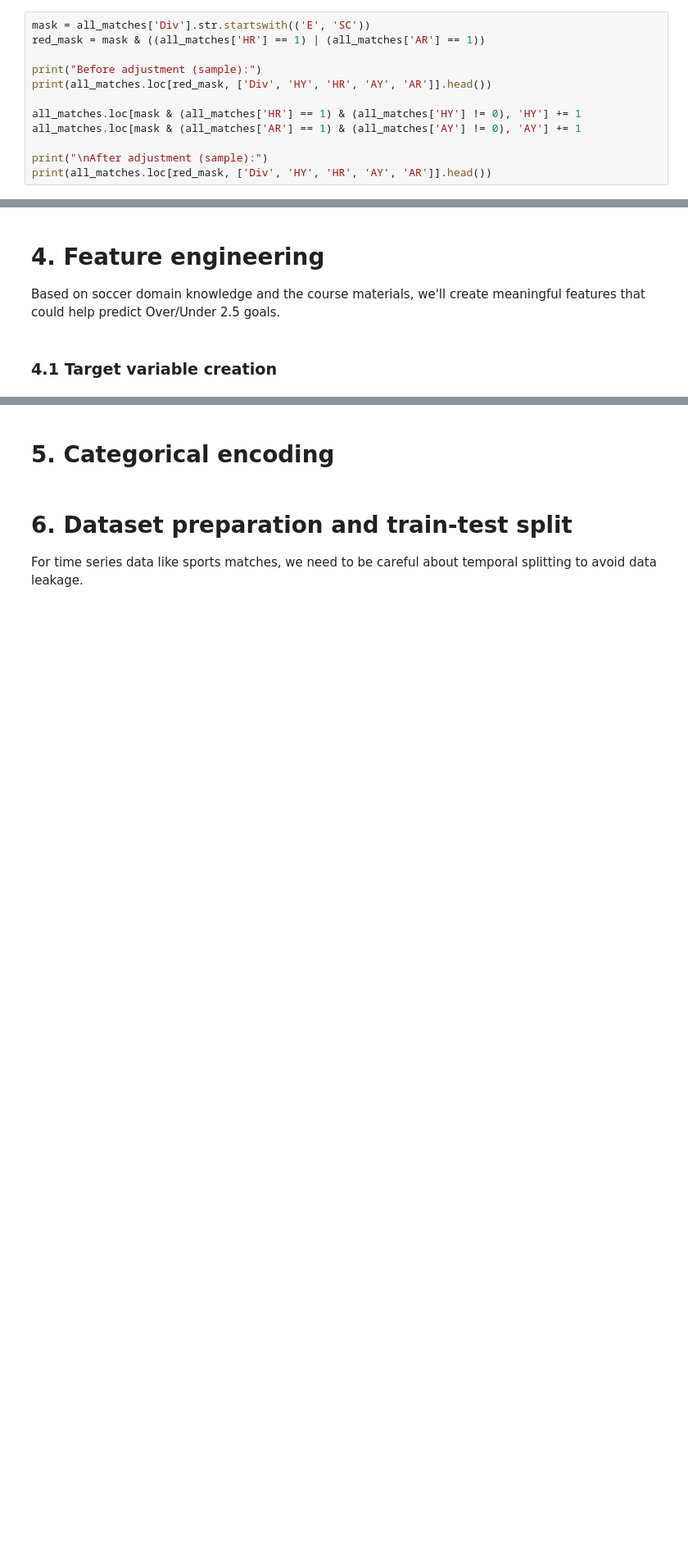
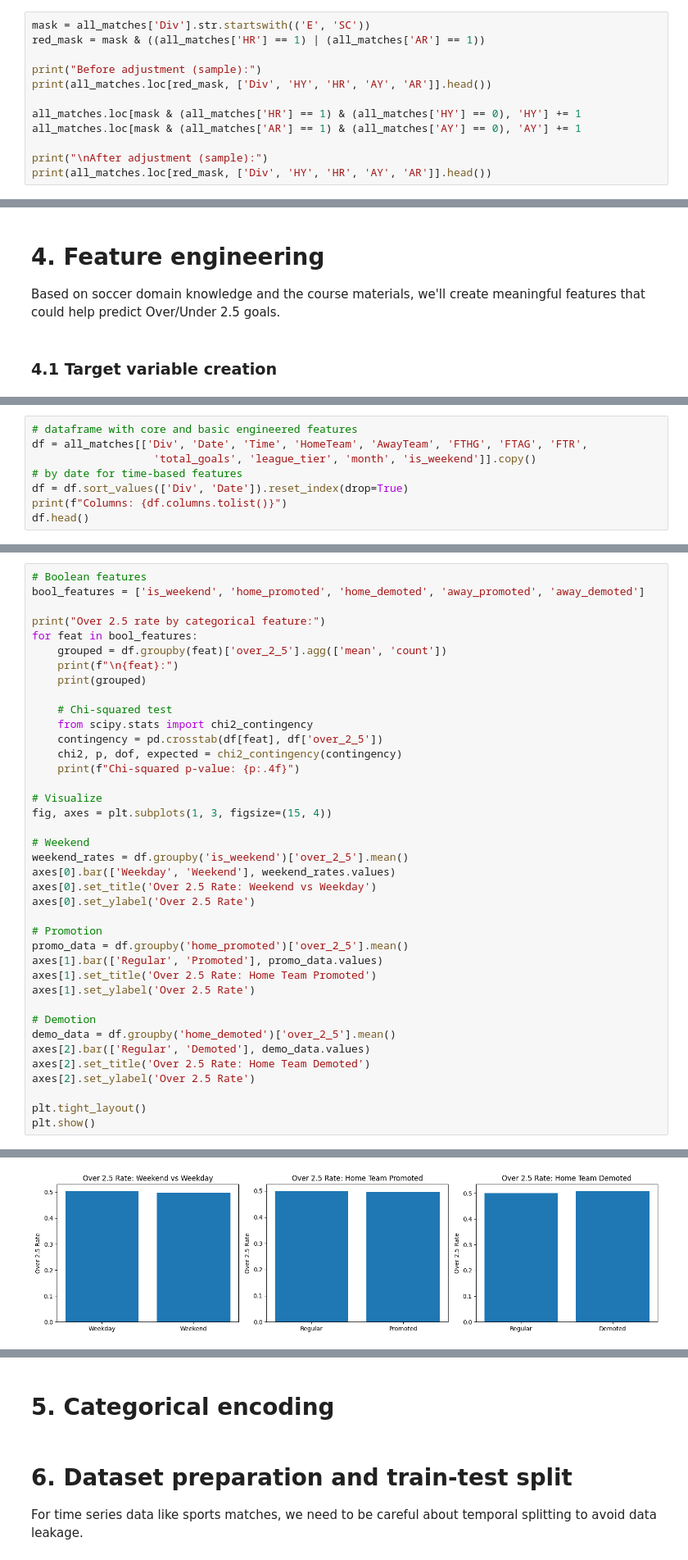
Before and after one commit to OndrejZ24/soccer-leagues-predictions, a Jupyter notebook: preprocessing.ipynb, the cells around one changed output, grey strips where cells are left out. Shown at 82% size. Cells and saved outputs as stored; diff of their text form; blank space fills up the shorter version.

```diff
--- a/preprocessing.ipynb
+++ b/preprocessing.ipynb
@@ -756,8 +787,8 @@ red_mask = mask & ((all_matches['HR'] == 1) | (all_matches['AR'] == 1))
 print("Before adjustment (sample):")
 print(all_matches.loc[red_mask, ['Div', 'HY', 'HR', 'AY', 'AR']].head())
 
-all_matches.loc[mask & (all_matches['HR'] == 1) & (all_matches['HY'] != 0), 'HY'] += 1
-all_matches.loc[mask & (all_matches['AR'] == 1) & (all_matches['AY'] != 0), 'AY'] += 1
+all_matches.loc[mask & (all_matches['HR'] == 1) & (all_matches['HY'] == 0), 'HY'] += 1
+all_matches.loc[mask & (all_matches['AR'] == 1) & (all_matches['AY'] == 0), 'AY'] += 1
 
 print("\nAfter adjustment (sample):")
 print(all_matches.loc[red_mask, ['Div', 'HY', 'HR', 'AY', 'AR']].head())
@@ -1202,0 +1394,8 @@ print(f"  Total extended features: {len(extended_core_features + extended_engine
+# %%
+# dataframe with core and basic engineered features
+df = all_matches[['Div', 'Date', 'Time', 'HomeTeam', 'AwayTeam', 'FTHG', 'FTAG', 'FTR',
+                   'total_goals', 'league_tier', 'month', 'is_weekend']].copy()
+# by date for time-based features
+df = df.sort_values(['Div', 'Date']).reset_index(drop=True)
+print(f"Columns: {df.columns.tolist()}")
+df.head()
@@ -1202,0 +1568,40 @@ print(f"  Total extended features: {len(extended_core_features + extended_engine
+# %%
+# Boolean features
+bool_features = ['is_weekend', 'home_promoted', 'home_demoted', 'away_promoted', 'away_demoted']
+
+print("Over 2.5 rate by categorical feature:")
+for feat in bool_features:
+    grouped = df.groupby(feat)['over_2_5'].agg(['mean', 'count'])
+    print(f"\n{feat}:")
+    print(grouped)
+
+    # Chi-squared test
+    from scipy.stats import chi2_contingency
+    contingency = pd.crosstab(df[feat], df['over_2_5'])
+    chi2, p, dof, expected = chi2_contingency(contingency)
+    print(f"Chi-squared p-value: {p:.4f}")
+
+# Visualize
+fig, axes = plt.subplots(1, 3, figsize=(15, 4))
+
+# Weekend
+weekend_rates = df.groupby('is_weekend')['over_2_5'].mean()
+axes[0].bar(['Weekday', 'Weekend'], weekend_rates.values)
+axes[0].set_title('Over 2.5 Rate: Weekend vs Weekday')
+axes[0].set_ylabel('Over 2.5 Rate')
+
+# Promotion
+promo_data = df.groupby('home_promoted')['over_2_5'].mean()
+axes[1].bar(['Regular', 'Promoted'], promo_data.values)
+axes[1].set_title('Over 2.5 Rate: Home Team Promoted')
+axes[1].set_ylabel('Over 2.5 Rate')
+
+# Demotion
+demo_data = df.groupby('home_demoted')['over_2_5'].mean()
+axes[2].bar(['Regular', 'Demoted'], demo_data.values)
+axes[2].set_title('Over 2.5 Rate: Home Team Demoted')
+axes[2].set_ylabel('Over 2.5 Rate')
+
+plt.tight_layout()
+plt.show()
+# %% [output]
@@ -1202,0 +1625 @@ print(f"  Total extended features: {len(extended_core_features + extended_engine
+[figure, added]
```
Also changed, not shown: parts of 58 cells of this notebook.
